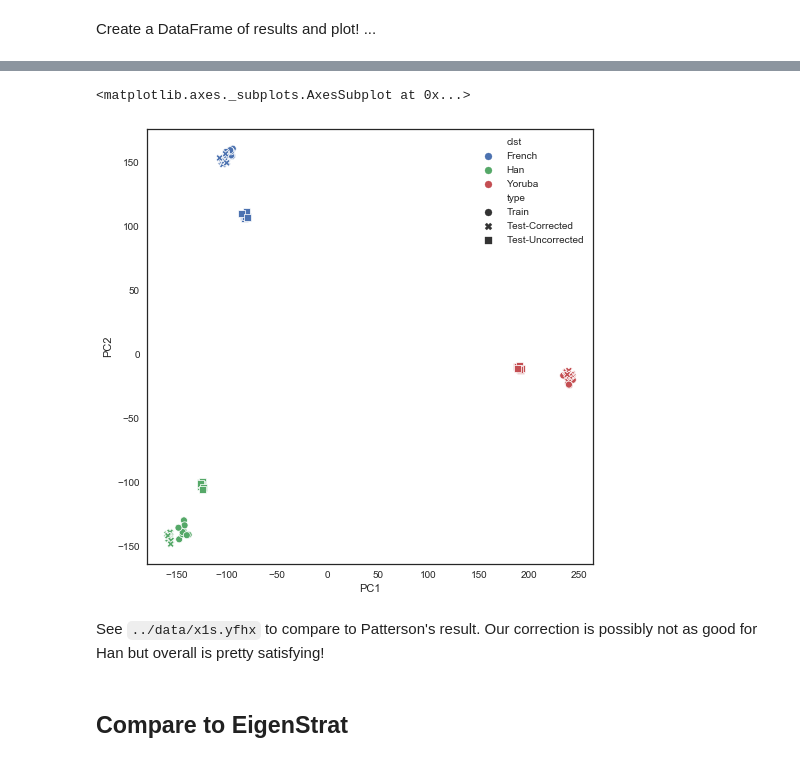
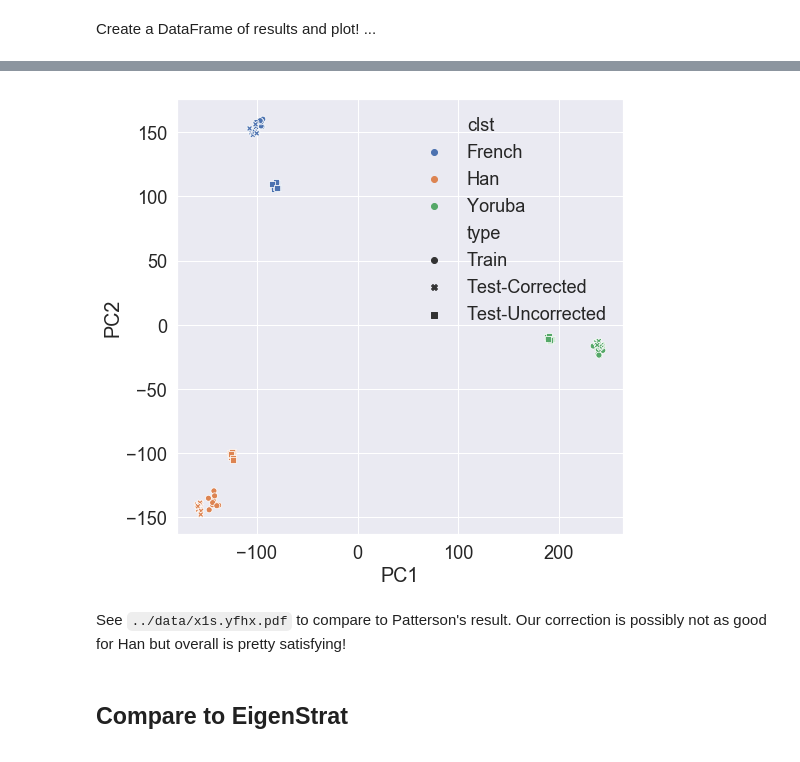
Before and after one commit to ChiChunLiu/pcshrink, a Jupyter notebook: notebook/patterson-example.ipynb, the cells around one changed output, grey strips where cells are left out. Cells and saved outputs as stored; diff of their text form; code cells hidden in the pictures.

```diff
--- a/notebook/patterson-example.ipynb
+++ b/notebook/patterson-example.ipynb
@@ -176,11 +175,11 @@ pc_df.head()
 # %%
 plt.figure(figsize=(8, 8))
-sns.scatterplot("PC1", "PC2", data=pc_df, hue="clst", style="type")
+sns.set(font_scale=1.65)
+sns.scatterplot("PC1", "PC2", data=pc_df, hue="clst", style="type");
 # %% [output]
-<matplotlib.axes._subplots.AxesSubplot at 0x...>
-[figure, old version]
+[figure, new version]
 # %% [markdown]
-See `../data/x1s.yfhx` to compare to Patterson's result. Our correction is possibly not as good for Han but overall is pretty satisfying!
+See `../data/x1s.yfhx.pdf` to compare to Patterson's result. Our correction is possibly not as good for Han but overall is pretty satisfying!
 # %% [markdown]
 ## Compare to EigenStrat
 # %% [markdown]
```
Also changed, not shown: parts of 5 cells of this notebook.
